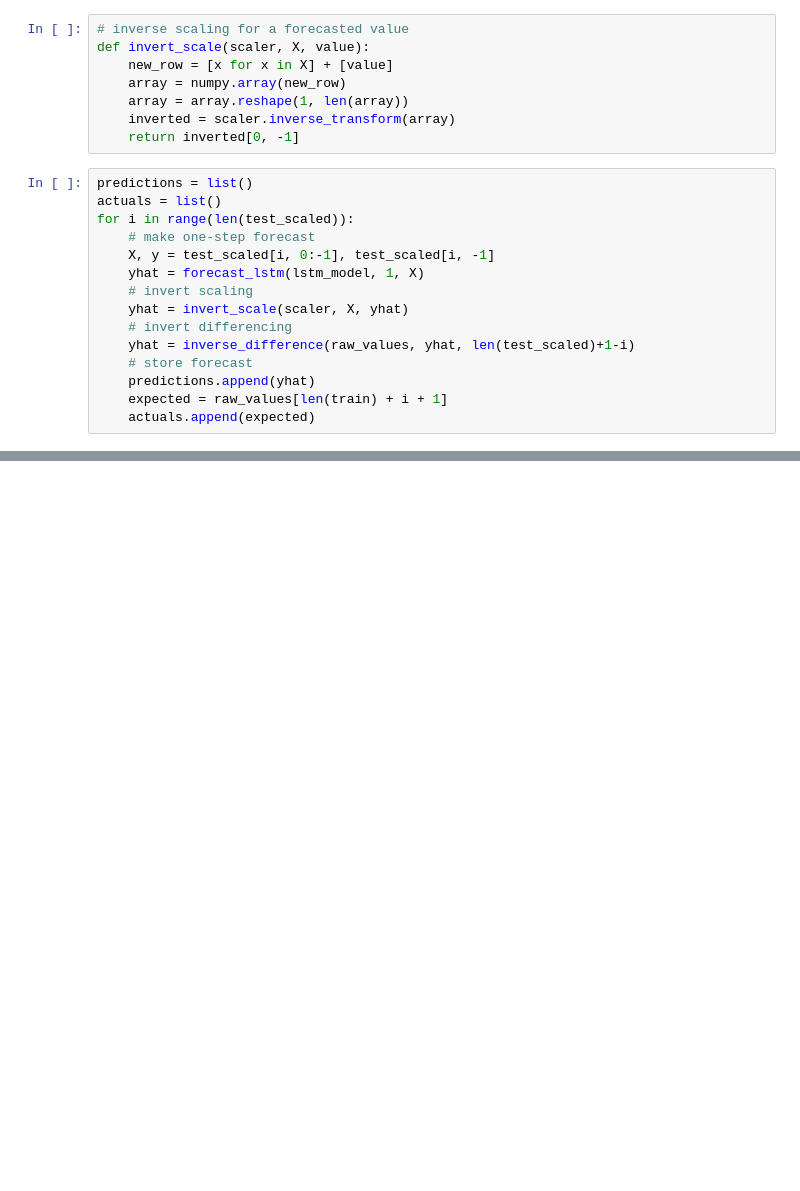
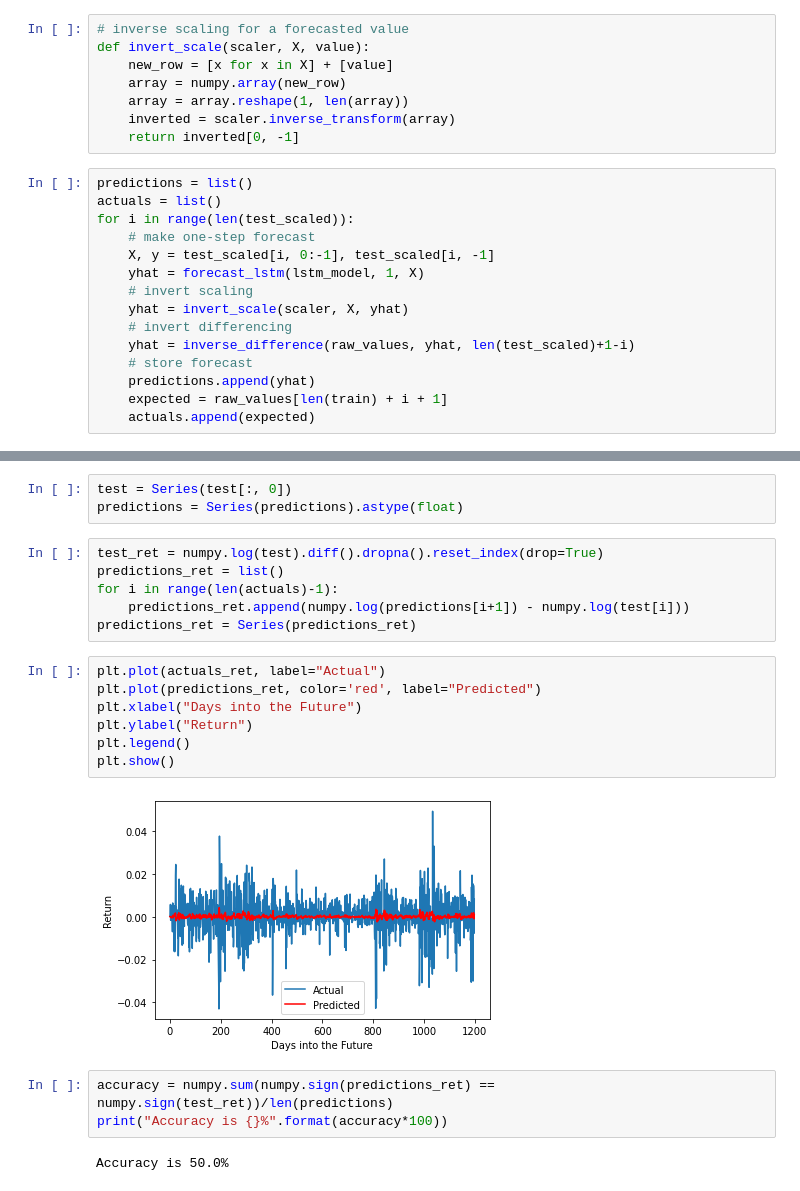
Before and after one commit to upathare1/Bitcoin-Price-Prediction, a Jupyter notebook: Algorithms/LSTM.ipynb, the cells around one changed output, grey strips where cells are left out. Cells and saved outputs as stored; diff of their text form; blank space fills up the shorter version.

```diff
--- a/Algorithms/LSTM.ipynb
+++ b/Algorithms/LSTM.ipynb
@@ -197,0 +221,23 @@ Test RMSE: 0.013
+# %%
+test = Series(test[:, 0])
+predictions = Series(predictions).astype(float)
+# %%
+test_ret = numpy.log(test).diff().dropna().reset_index(drop=True)
+predictions_ret = list()
+for i in range(len(actuals)-1):
+    predictions_ret.append(numpy.log(predictions[i+1]) - numpy.log(test[i]))
+predictions_ret = Series(predictions_ret)
+# %%
+plt.plot(actuals_ret, label="Actual")
+plt.plot(predictions_ret, color='red', label="Predicted")
+plt.xlabel("Days into the Future")
+plt.ylabel("Return")
+plt.legend()
+plt.show()
+# %% [output]
+[figure, added]
+# %%
+accuracy = numpy.sum(numpy.sign(predictions_ret) == numpy.sign(test_ret))/len(predictions)
+print("Accuracy is {}%".format(accuracy*100))
+# %% [output]
+Accuracy is 50.0%
```
Also changed, not shown: parts of 16 cells of this notebook.
